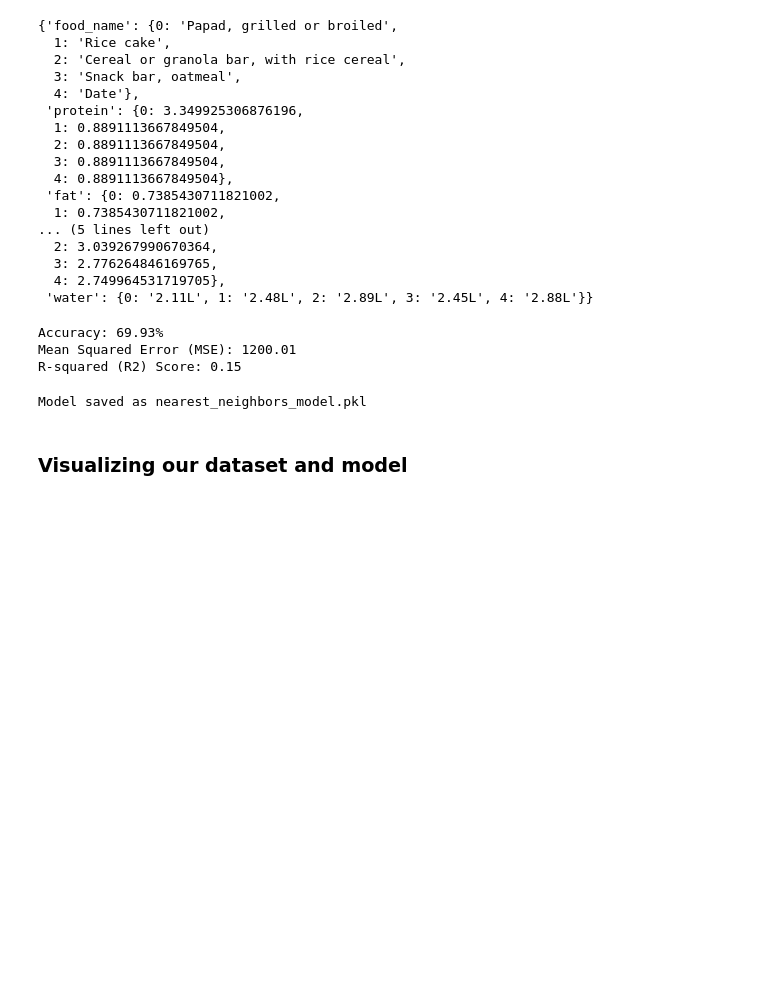
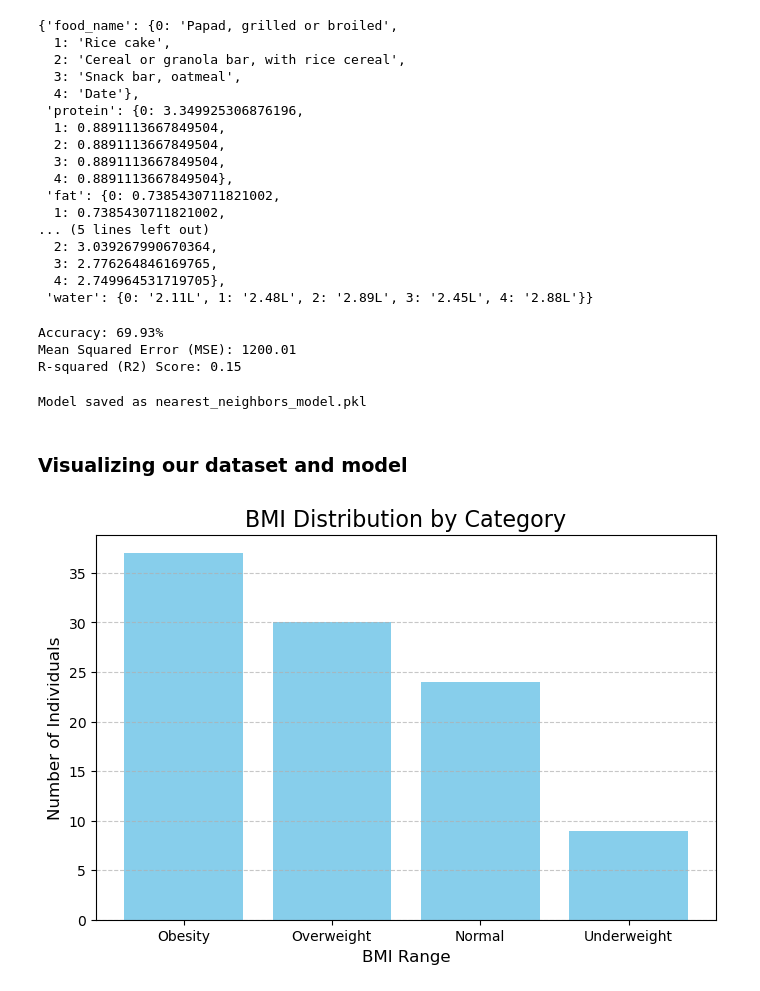
Before and after one commit to Anubhavkumarkanth/Dietbot_For_Athletes, a Jupyter notebook: maincode.ipynb, the cells around one changed output. Cells and saved outputs as stored; diff of their text form; code cells hidden in the pictures; blank space fills up the shorter version.

Commit message:
Plot BMI distribution and daily nutritional requirements

```diff
--- a/maincode.ipynb
+++ b/maincode.ipynb
@@ -438,3 +438,19 @@ bmi_data = pd.read_excel(file_path, sheet_name='Sheet1')
 bmi_data.rename(columns=lambda x: x.strip(), inplace=True)  # Remove extra spaces in column names
 if 'Food Energy (Calories/day)' in bmi_data.columns and bmi_data['Food Energy (Calories/day)'].dtype == 'object':
     bmi_data['Food Energy (Calories/day)'] = bmi_data['Food Energy (Calories/day)'].str.replace(',', '').astype(float)
+# %%
+# Check for 'bmi_range' column
+if 'bmi_range' in bmi_data.columns:
+    # Plot 1: BMI Distribution by Category
+    bmi_counts = bmi_data['bmi_range'].value_counts()
+    plt.figure(figsize=(8, 5))
+    plt.bar(bmi_counts.index, bmi_counts.values, color='skyblue')
+    plt.title('BMI Distribution by Category', fontsize=16)
+    plt.xlabel('BMI Range', fontsize=12)
+    plt.ylabel('Number of Individuals', fontsize=12)
+    plt.grid(axis='y', linestyle='--', alpha=0.7)
+    plt.show()
+else:
+    print("Column 'bmi_range' not found in the dataset.")
+# %% [output]
+[figure, added]
```
Also changed, not shown: parts of 1 cell of this notebook.
